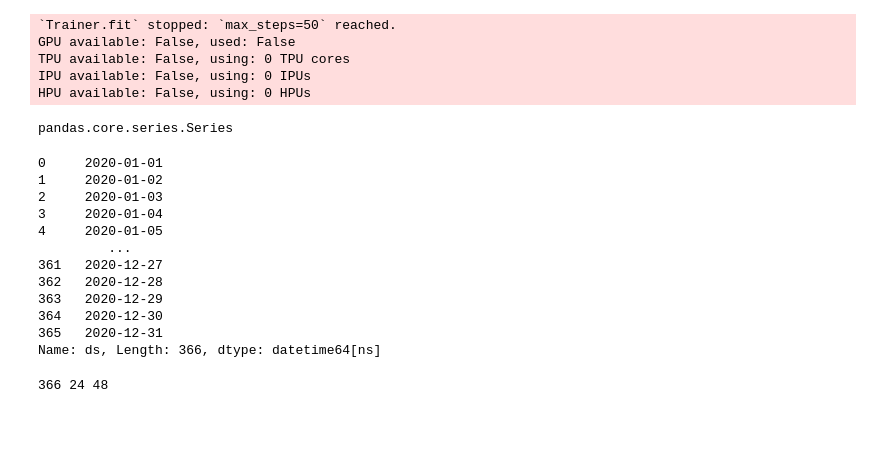
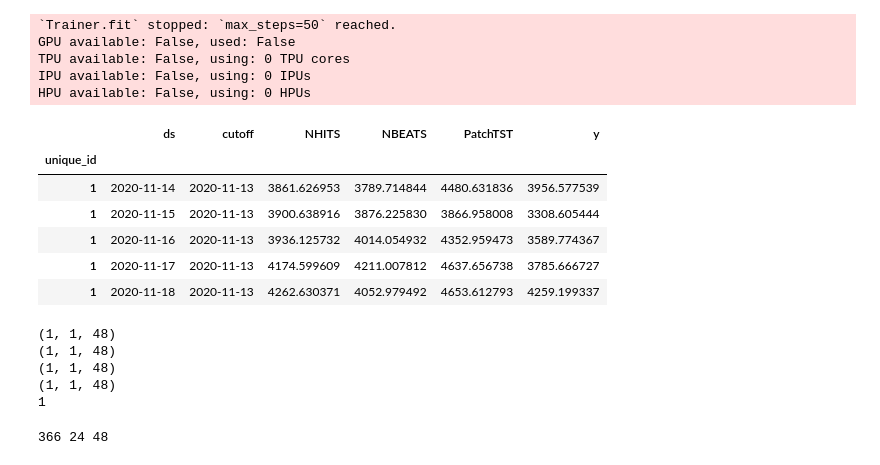
Before and after one commit to janakparajuli/Muenster_HAI_PatchTST, a Jupyter notebook: Muenster_HAI_PatchTST.ipynb, the cells around one changed output. Saved outputs shown, nothing was run; the diff lists cells and outputs as text; code cells hidden in the pictures; blank space fills up the shorter version.

```diff
--- a/Muenster_HAI_PatchTST.ipynb
+++ b/Muenster_HAI_PatchTST.ipynb
@@ -174,25 +174,39 @@ TPU available: False, using: 0 TPU cores
 IPU available: False, using: 0 IPUs
 HPU available: False, using: 0 HPUs
 # %%
-df['ds'] = pd.to_datetime(df.ds, format='%Y-%M-%D')
-type(df.ds)
+preds_df.head()
 # %% [output]
-pandas.core.series.Series
+|  | ds | cutoff | NHITS | NBEATS | PatchTST | y |
+| unique_id |  |  |  |  |  |  |
+| 1 | 2020-11-14 | 2020-11-13 | 3861.626953 | 3789.714844 | 4480.631836 | 3956.577539 |
+| 1 | 2020-11-15 | 2020-11-13 | 3900.638916 | 3876.225830 | 3866.958008 | 3308.605444 |
+| 1 | 2020-11-16 | 2020-11-13 | 3936.125732 | 4014.054932 | 4352.959473 | 3589.774367 |
+| 1 | 2020-11-17 | 2020-11-13 | 4174.599609 | 4211.007812 | 4637.656738 | 3785.666727 |
+| 1 | 2020-11-18 | 2020-11-13 | 4262.630371 | 4052.979492 | 4653.612793 | 4259.199337 |
 # %%
-df.ds
+y_true = preds_df['y'].values
+y_pred_nhits = preds_df['NHITS'].values
+y_pred_nbeats = preds_df['NBEATS'].values
+y_pred_patchtst = preds_df['PatchTST'].values
+
+n_series = len(df['unique_id'].unique())
+
+y_true = y_true.reshape(n_series, -1, horizon)
+y_pred_nhits = y_pred_nhits.reshape(n_series, -1, horizon)
+y_pred_nbeats = y_pred_nbeats.reshape(n_series, -1, horizon)
+y_pred_patchtst = y_pred_patchtst.reshape(n_series, -1, horizon)
+
+print(y_true.shape)
+print(y_pred_nhits.shape)
+print(y_pred_nbeats.shape)
+print(y_pred_patchtst.shape)
+print(n_series)
 # %% [output]
-0     2020-01-01
-1     2020-01-02
-2     2020-01-03
-3     2020-01-04
-4     2020-01-05
-         ...
-361   2020-12-27
-362   2020-12-28
-363   2020-12-29
-364   2020-12-30
-365   2020-12-31
-Name: ds, Length: 366, dtype: datetime64[ns]
+(1, 1, 48)
+(1, 1, 48)
+(1, 1, 48)
+(1, 1, 48)
+1
 # %%
 import pdb
 # %%
```
